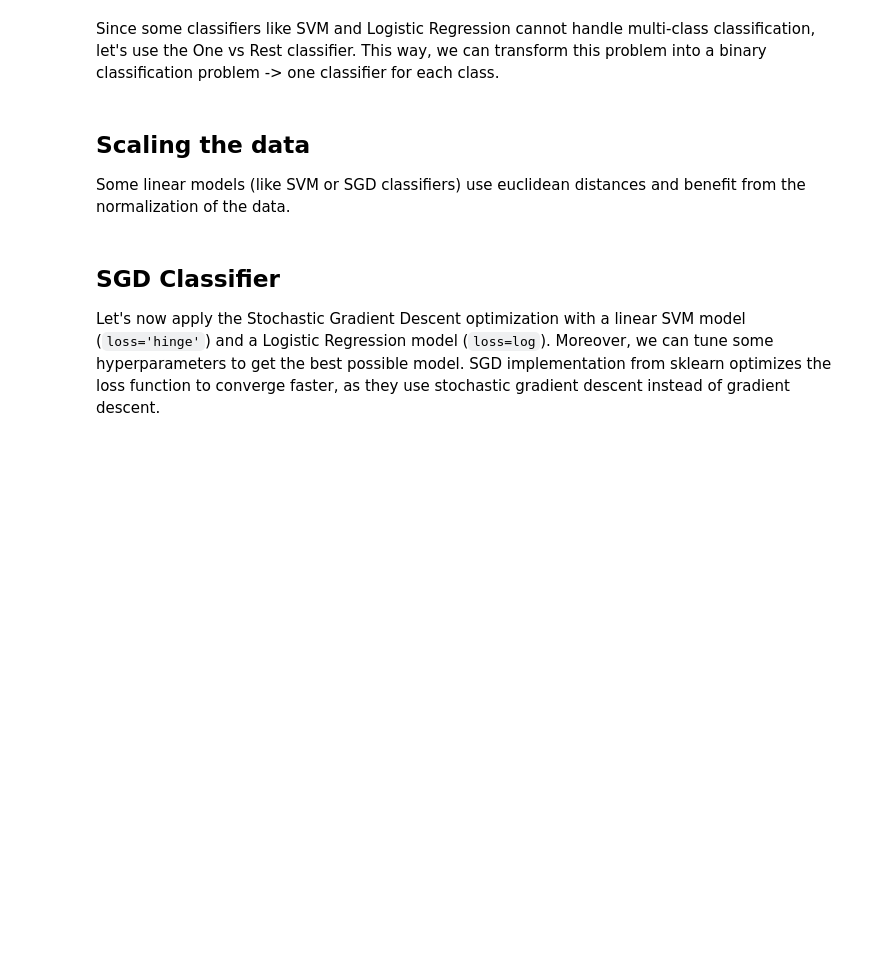
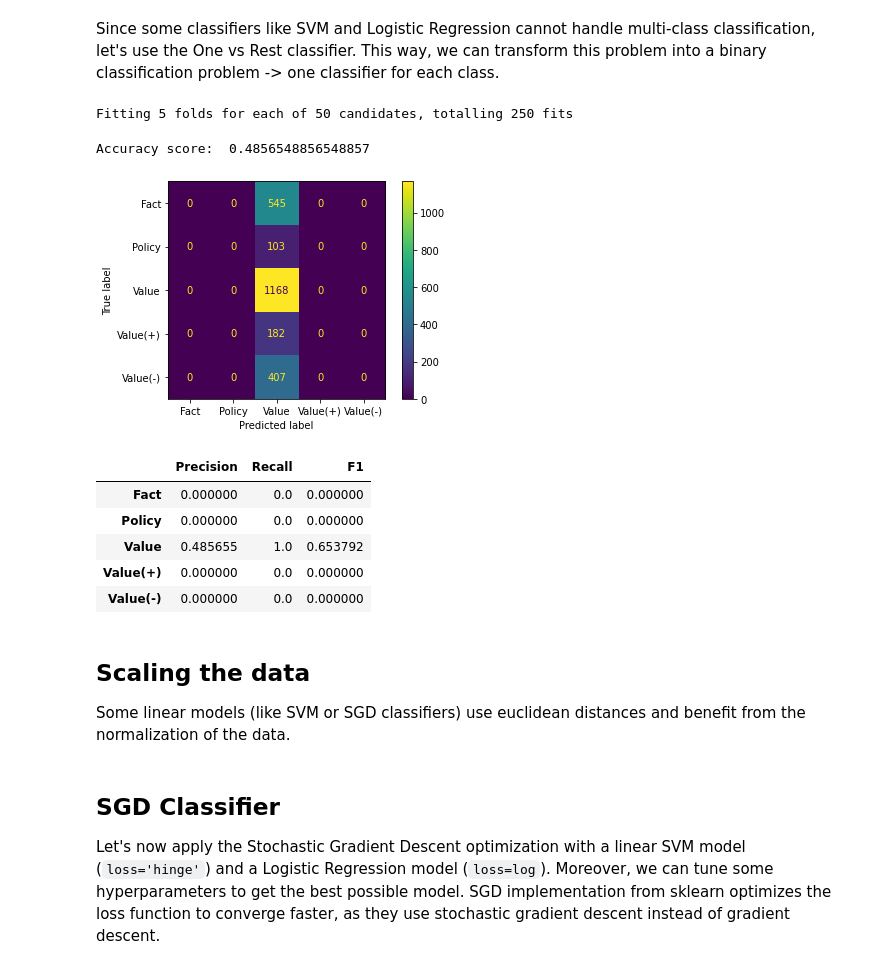
Before and after one commit to Caio-Nogueira/FEUP-PLN, a Jupyter notebook: assignment1.ipynb, the cells around one changed output. Saved outputs shown, nothing was run; the diff lists cells and outputs as text; code cells hidden in the pictures; blank space fills up the shorter version.

```diff
--- a/assignment1.ipynb
+++ b/assignment1.ipynb
@@ -325,20 +364,31 @@ Since some classifiers like SVM and Logistic Regression cannot handle multi-clas
 # %%
 
 
-model_to_set = RandomForestClassifier(n_jobs=-1, max_samples=0.25,
-                                     max_depth=50)
+model_to_set = RandomForestClassifier(n_jobs=-1)
 
+cross_validation = StratifiedKFold(n_splits=5)
 parameters = {
     "max_depth": [int(x) for x in np.linspace(10, 110, num=5)],
     "min_samples_leaf": [int(x) for x in np.linspace(50, 2000, num=5)],
     "criterion": ["gini", "entropy"]
 }
 
 model_tunning = GridSearchCV(model_to_set, param_grid=parameters,
-                             scoring="roc_auc_ovr", cv=5, n_jobs=-1, verbose=1)
+                             scoring="accuracy", cv=cross_validation, n_jobs=-1, verbose=1)
 
 model_tunning.fit(X_train, y_train)
 model_tunning.best_score_
+print_metrics(y_test, model_tunning.predict(X_test), clf.classes_)
+# %% [output]
+Fitting 5 folds for each of 50 candidates, totalling 250 fits
+Accuracy score:  0.4856548856548857
+[figure, added]
+|  | Precision | Recall | F1 |
+| Fact | 0.000000 | 0.0 | 0.000000 |
+| Policy | 0.000000 | 0.0 | 0.000000 |
+| Value | 0.485655 | 1.0 | 0.653792 |
+| Value(+) | 0.000000 | 0.0 | 0.000000 |
+| Value(-) | 0.000000 | 0.0 | 0.000000 |
 # %% [markdown]
 ## Scaling the data
 
```
Also changed, not shown: parts of 11 cells of this notebook.
